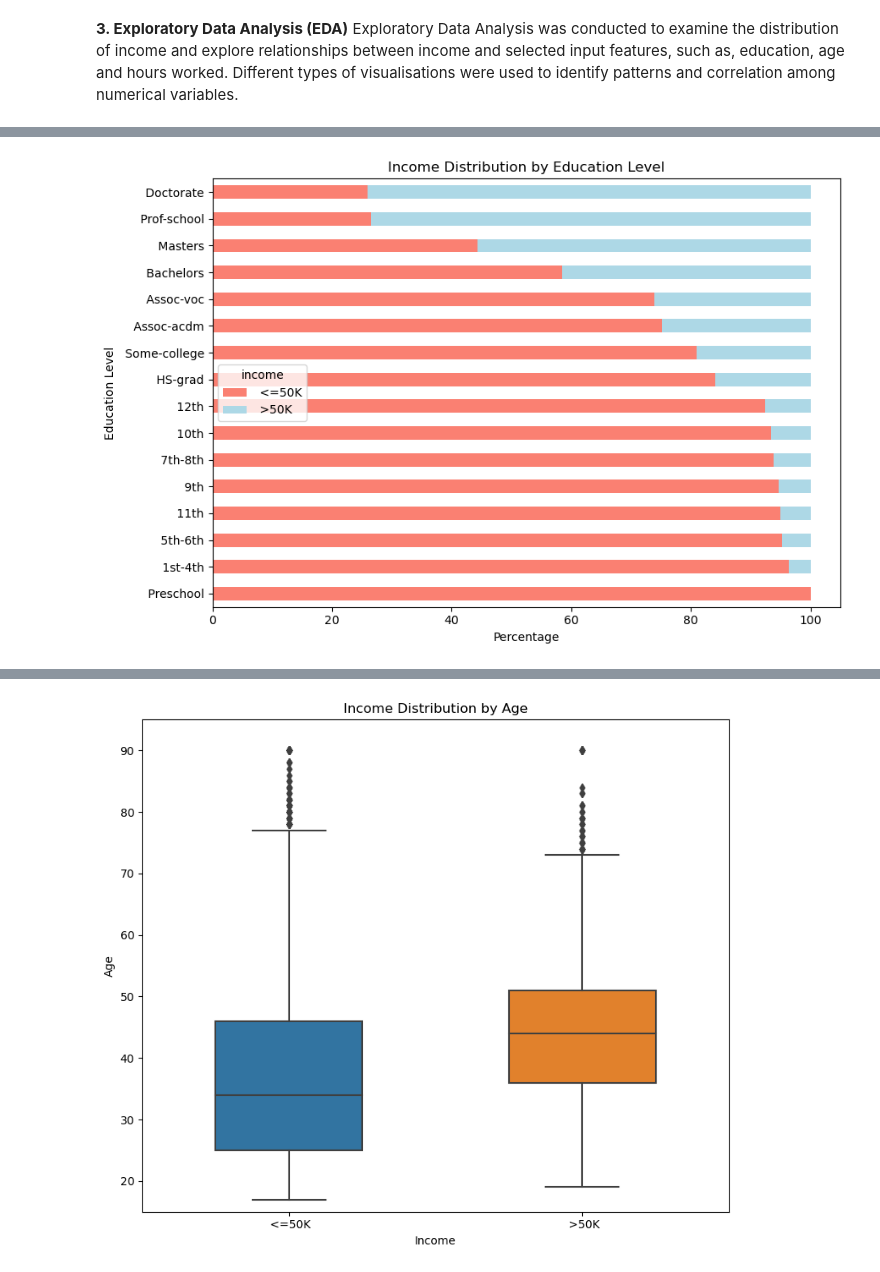
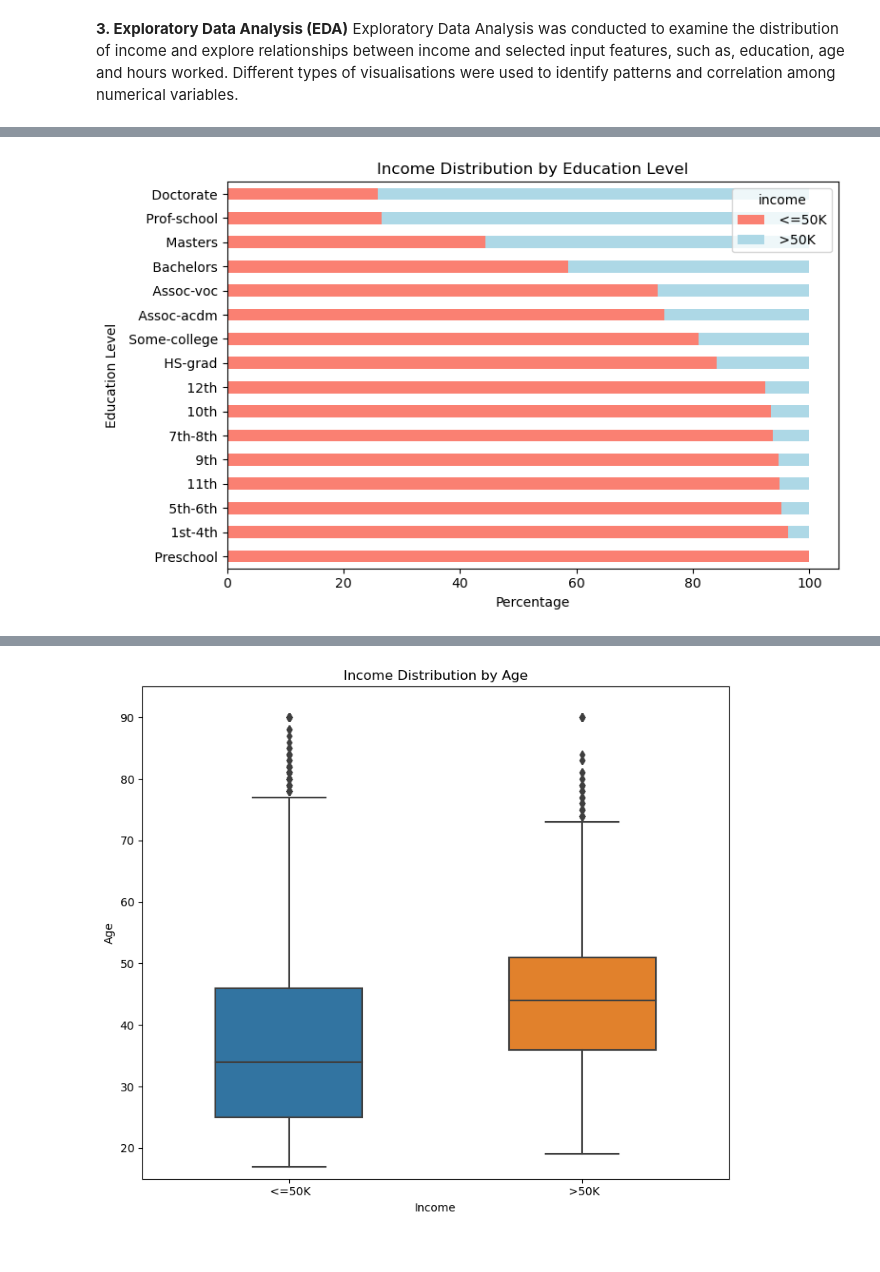
Before and after one commit to hajara2505/Adult-income-classification, a Jupyter notebook: adult-income-classification.ipynb, the cells around one changed output, grey strips where cells are left out. Drawn from its saved outputs; the diff is of its cells as text; code cells hidden in the pictures.

```diff
--- a/adult-income-classification.ipynb
+++ b/adult-income-classification.ipynb
@@ -103,23 +122,23 @@ plt.show()
 # %%
 # Visualising income distribution across different education levels
 income_table = pd.crosstab(
     df_cleaned['education'],
     df_cleaned['income'],
     normalize = 'index'
 )*100
 
 income_table = income_table.sort_values(" >50K")
 
 income_table.plot(
     kind = 'barh',
     color = ['salmon','lightblue'],
     stacked = True,
-    figsize=(9,6))
+    figsize=(8,5))
 plt.xlabel("Percentage")
 plt.ylabel("Education Level")
 plt.title("Income Distribution by Education Level")
 plt.tight_layout()
 plt.show()
 # %% [output]
-[figure, old version]
+[figure, new version]
 # %%
```
Also changed, not shown: parts of 8 cells of this notebook, 2 other files.
